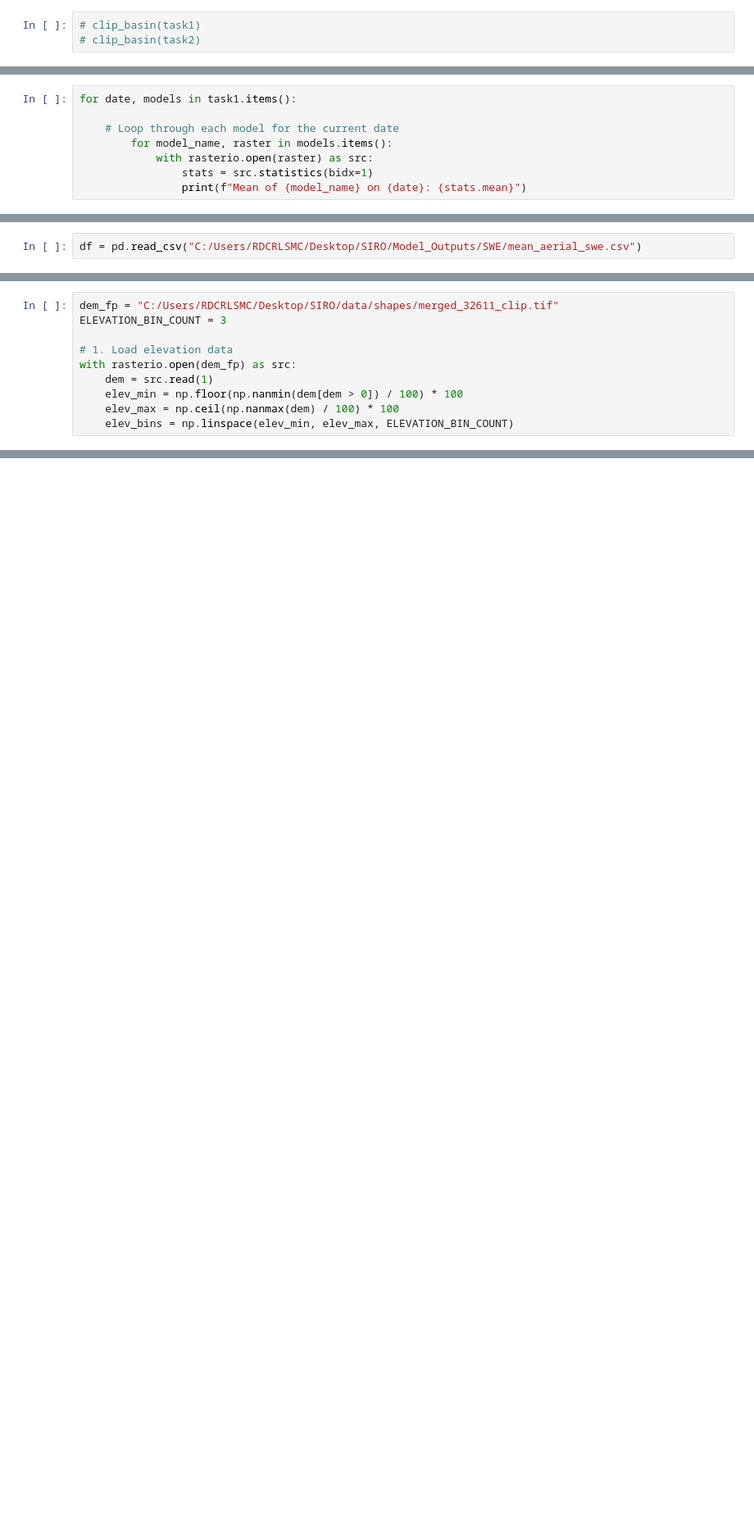
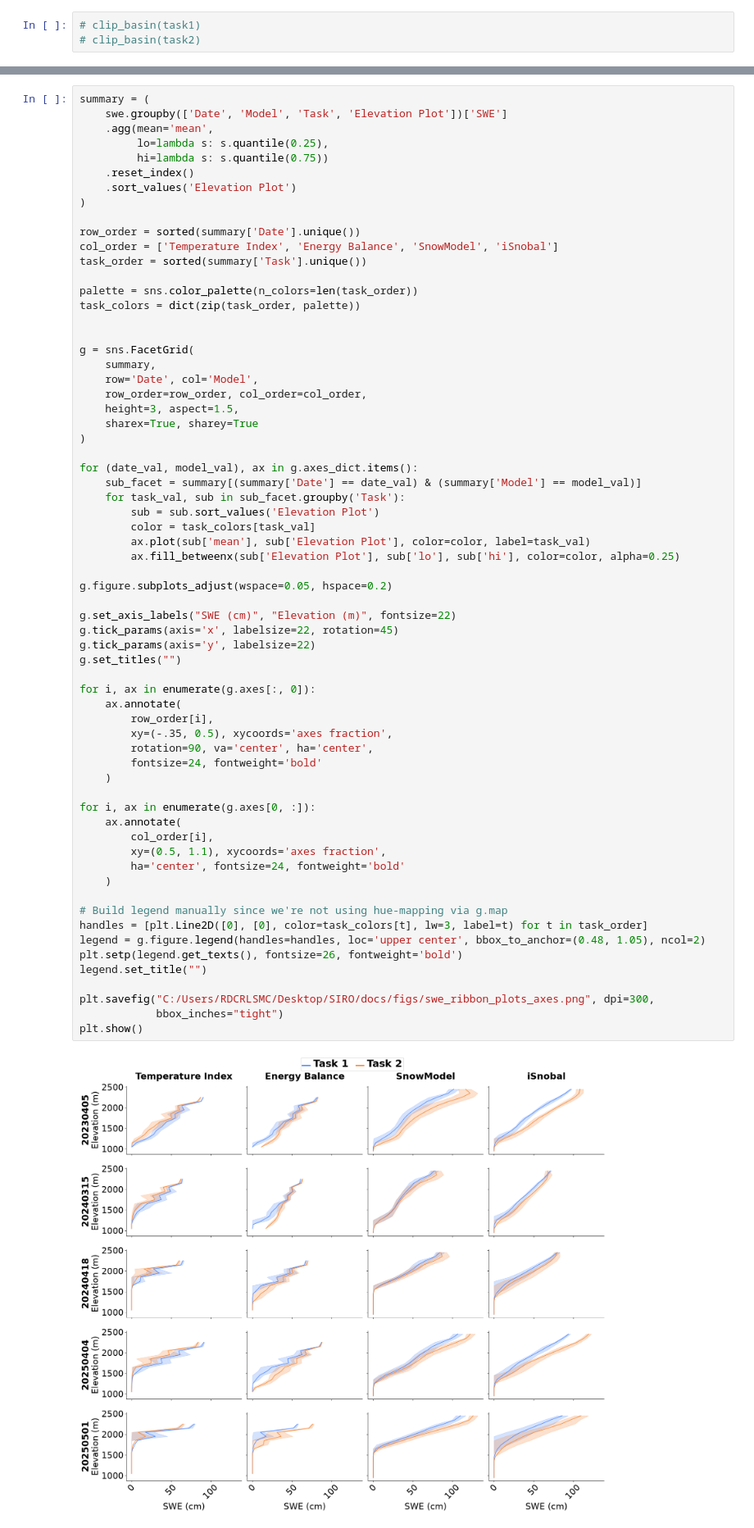
Before and after one commit to naniciafone/SIRO, a Jupyter notebook: notebooks/SWE_analysis.ipynb, the cells around one changed output, grey strips where cells are left out. Shown at 82% size. Drawn from its saved outputs; the diff is of its cells as text; blank space fills up the shorter version.

```diff
--- a/notebooks/SWE_analysis.ipynb
+++ b/notebooks/SWE_analysis.ipynb
@@ -142,8 +149,0 @@ print(task1)
-# %%
-for date, models in task1.items():
-
-    # Loop through each model for the current date
-        for model_name, raster in models.items():
-            with rasterio.open(raster) as src:
-                stats = src.statistics(bidx=1)
-                print(f"Mean of {model_name} on {date}: {stats.mean}")
@@ -189,2 +149,0 @@ calculate_total_weighted_sum(task1, "C:/Users/RDCRLSMC/Desktop/SIRO/Model_Output
-# %%
-df = pd.read_csv("C:/Users/RDCRLSMC/Desktop/SIRO/Model_Outputs/SWE/mean_aerial_swe.csv")
@@ -310,10 +149,0 @@ Options:
-# %%
-dem_fp = "C:/Users/RDCRLSMC/Desktop/SIRO/data/shapes/merged_32611_clip.tif"
-ELEVATION_BIN_COUNT = 3
-
-# 1. Load elevation data
-with rasterio.open(dem_fp) as src:
-    dem = src.read(1)
-    elev_min = np.floor(np.nanmin(dem[dem > 0]) / 100) * 100
-    elev_max = np.ceil(np.nanmax(dem) / 100) * 100
-    elev_bins = np.linspace(elev_min, elev_max, ELEVATION_BIN_COUNT)
@@ -319,0 +345,67 @@ with rasterio.open(dem_fp) as src:
+# %%
+summary = (
+    swe.groupby(['Date', 'Model', 'Task', 'Elevation Plot'])['SWE']
+    .agg(mean='mean',
+         lo=lambda s: s.quantile(0.25),
+         hi=lambda s: s.quantile(0.75))
+    .reset_index()
+    .sort_values('Elevation Plot')
+)
+
+row_order = sorted(summary['Date'].unique())
+col_order = ['Temperature Index', 'Energy Balance', 'SnowModel', 'iSnobal']
+task_order = sorted(summary['Task'].unique())
+
+palette = sns.color_palette(n_colors=len(task_order))
+task_colors = dict(zip(task_order, palette))
+
+
+g = sns.FacetGrid(
+    summary,
+    row='Date', col='Model',
+    row_order=row_order, col_order=col_order,
+    height=3, aspect=1.5,
+    sharex=True, sharey=True
+)
+
+for (date_val, model_val), ax in g.axes_dict.items():
+    sub_facet = summary[(summary['Date'] == date_val) & (summary['Model'] == model_val)]
+    for task_val, sub in sub_facet.groupby('Task'):
+        sub = sub.sort_values('Elevation Plot')
+        color = task_colors[task_val]
+        ax.plot(sub['mean'], sub['Elevation Plot'], color=color, label=task_val)
+        ax.fill_betweenx(sub['Elevation Plot'], sub['lo'], sub['hi'], color=color, alpha=0.25)
+
+g.figure.subplots_adjust(wspace=0.05, hspace=0.2)
+
+g.set_axis_labels("SWE (cm)", "Elevation (m)", fontsize=22)
+g.tick_params(axis='x', labelsize=22, rotation=45)
+g.tick_params(axis='y', labelsize=22)
+g.set_titles("")
+
+for i, ax in enumerate(g.axes[:, 0]):
+    ax.annotate(
+        row_order[i],
+        xy=(-.35, 0.5), xycoords='axes fraction',
+        rotation=90, va='center', ha='center',
+        fontsize=24, fontweight='bold'
+    )
+
+for i, ax in enumerate(g.axes[0, :]):
+    ax.annotate(
+        col_order[i],
+        xy=(0.5, 1.1), xycoords='axes fraction',
+        ha='center', fontsize=24, fontweight='bold'
+    )
+
+# Build legend manually since we're not using hue-mapping via g.map
+handles = [plt.Line2D([0], [0], color=task_colors[t], lw=3, label=t) for t in task_order]
+legend = g.figure.legend(handles=handles, loc='upper center', bbox_to_anchor=(0.48, 1.05), ncol=2)
+plt.setp(legend.get_texts(), fontsize=26, fontweight='bold')
+legend.set_title("")
+
+plt.savefig("C:/Users/RDCRLSMC/Desktop/SIRO/docs/figs/swe_ribbon_plots_axes.png", dpi=300,
+            bbox_inches="tight")
+plt.show()
+# %% [output]
+[figure, added]
```
Also changed, not shown: parts of 21 cells of this notebook, 4 other files.
